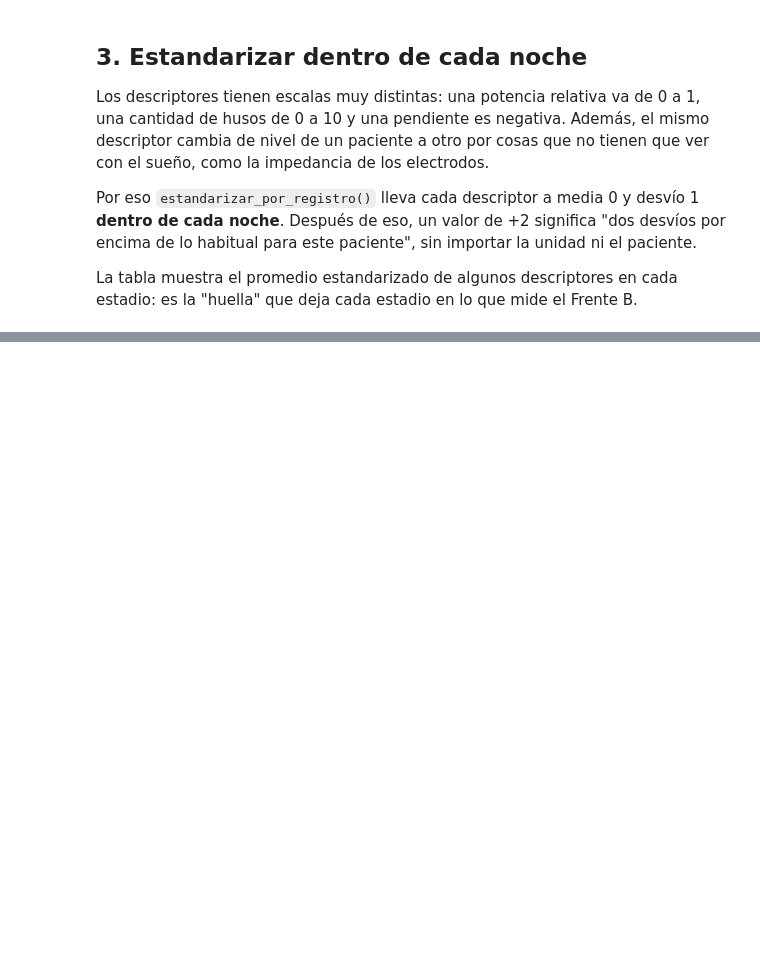
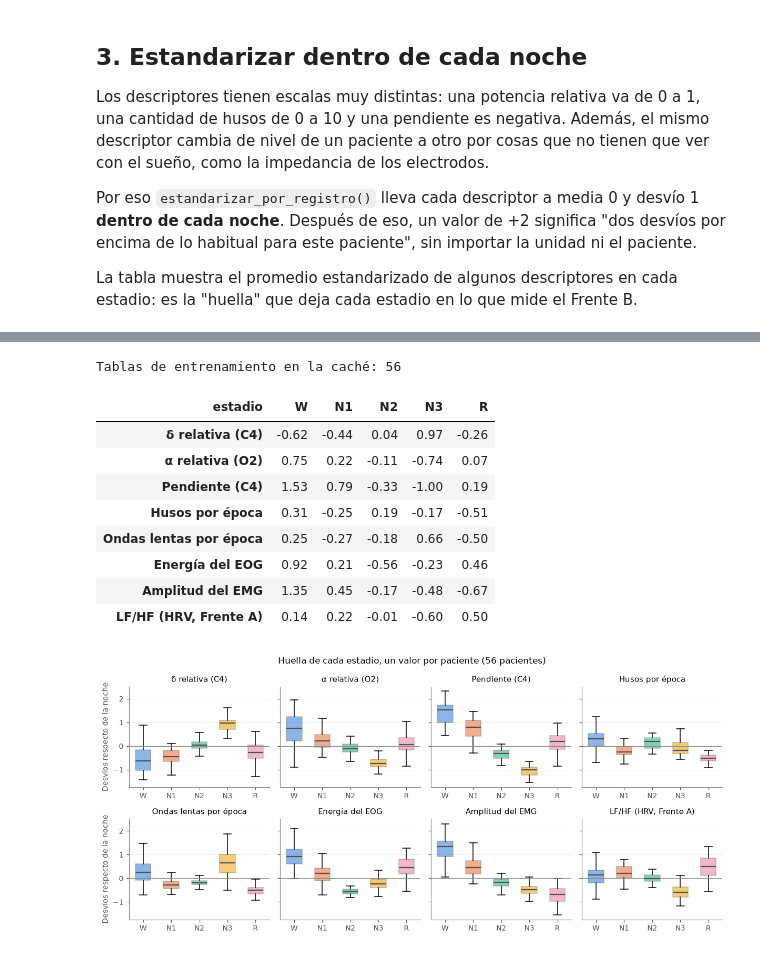
Before and after one commit to ldelia22/PSIB2026Q2-TPS-Grupo02-CassanoNieto-DElia-Ortega, a Jupyter notebook: codigo/notebooks/02_frente_B_descriptores.ipynb, the cells around one changed output, grey strips where cells are left out. Drawn from its saved outputs; the diff is of its cells as text; code cells hidden in the pictures; blank space fills up the shorter version.

```diff
--- a/codigo/notebooks/02_frente_B_descriptores.ipynb
+++ b/codigo/notebooks/02_frente_B_descriptores.ipynb
@@ -268,0 +284,56 @@ Esa tabla es, en resumen, lo que el Frente B le entrega al Frente C para decidir
+# %%
+from estadios.comun.contratos import TablaDescriptores
+from estadios.evaluacion.periodo import recortar_a_periodo_de_sueno
+from estadios.pipeline import DIR_CACHE
+
+carpeta = DIR_CACHE / Config().huella_descriptores()
+from estadios.datos.particion import particion_por_paciente
+
+rutas = sorted(carpeta.glob("SN*.npz"))
+if rutas:
+    entrenamiento, _ = particion_por_paciente([r.stem for r in rutas])
+    rutas = [r for r in rutas if r.stem in entrenamiento]
+print(f"Tablas de entrenamiento en la caché: {len(rutas)}")
+
+if rutas:
+    filas = []
+    for ruta in rutas:
+        t = recortar_a_periodo_de_sueno(TablaDescriptores.cargar(ruta))
+        zt = estandarizar_por_registro(t.matriz)
+        for e, nombre in enumerate(NOMBRES_ESTADIOS):
+            if (t.estadios == e).sum() >= 10:  # Al menos 5 minutos de ese estadio.
+                fila = {"paciente": t.id, "estadio": nombre}
+                fila.update({etq: zt[t.estadios == e, t.nombres.index(c)].mean() for c, etq in elegidos.items()})
+                filas.append(fila)
+    por_paciente = pd.DataFrame(filas)
+    display(por_paciente.groupby("estadio", sort=False)[list(elegidos.values())].median().T.round(2))
+
+    fig, axs = plt.subplots(2, 4, figsize=(11, 5), sharey=True)
+    for ax, etq in zip(axs.flat, elegidos.values()):
+        grupos_e = [por_paciente.loc[por_paciente.estadio == n, etq] for n in NOMBRES_ESTADIOS]
+        cajas = ax.boxplot(grupos_e, tick_labels=NOMBRES_ESTADIOS, showfliers=False, patch_artist=True,
+                           widths=0.55, medianprops={"color": TINTA, "linewidth": 1.5})
+        for caja, n in zip(cajas["boxes"], NOMBRES_ESTADIOS):
+            caja.set(facecolor=COLOR_ESTADIO[n], alpha=0.55, edgecolor=GRIS)
+        ax.axhline(0, color=GRIS, lw=0.8)
+        ax.set_title(etq)
+        ax.grid(axis="x", visible=False)
+    for ax in axs[:, 0]:
+        ax.set_ylabel("Desvíos respecto de la noche")
+    fig.suptitle(f"Huella de cada estadio, un valor por paciente ({por_paciente.paciente.nunique()} pacientes)")
+    fig.tight_layout()
+    guardar(fig, "b_huella_pacientes")
+else:
+    print("No hay caché: correr antes scripts/calcular_descriptores.py.")
+# %% [output]
+Tablas de entrenamiento en la caché: 56
+| estadio | W | N1 | N2 | N3 | R |
+| δ relativa (C4) | -0.62 | -0.44 | 0.04 | 0.97 | -0.26 |
+| α relativa (O2) | 0.75 | 0.22 | -0.11 | -0.74 | 0.07 |
+| Pendiente (C4) | 1.53 | 0.79 | -0.33 | -1.00 | 0.19 |
+| Husos por época | 0.31 | -0.25 | 0.19 | -0.17 | -0.51 |
+| Ondas lentas por época | 0.25 | -0.27 | -0.18 | 0.66 | -0.50 |
+| Energía del EOG | 0.92 | 0.21 | -0.56 | -0.23 | 0.46 |
+| Amplitud del EMG | 1.35 | 0.45 | -0.17 | -0.48 | -0.67 |
+| LF/HF (HRV, Frente A) | 0.14 | 0.22 | -0.01 | -0.60 | 0.50 |
+[figure, added]
```
Also changed, not shown: parts of 8 cells of this notebook, 3 other files.
